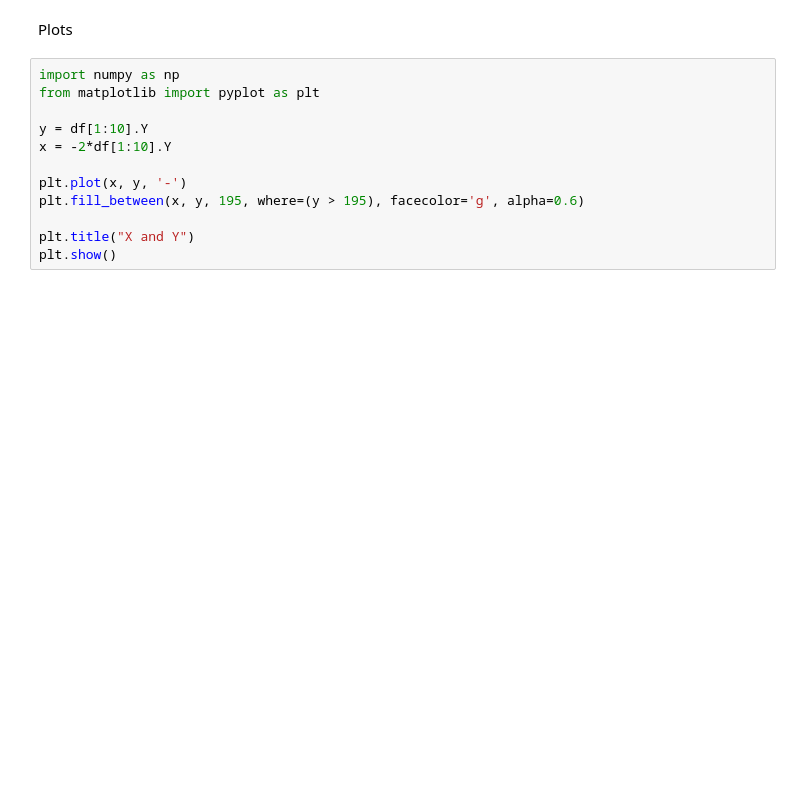
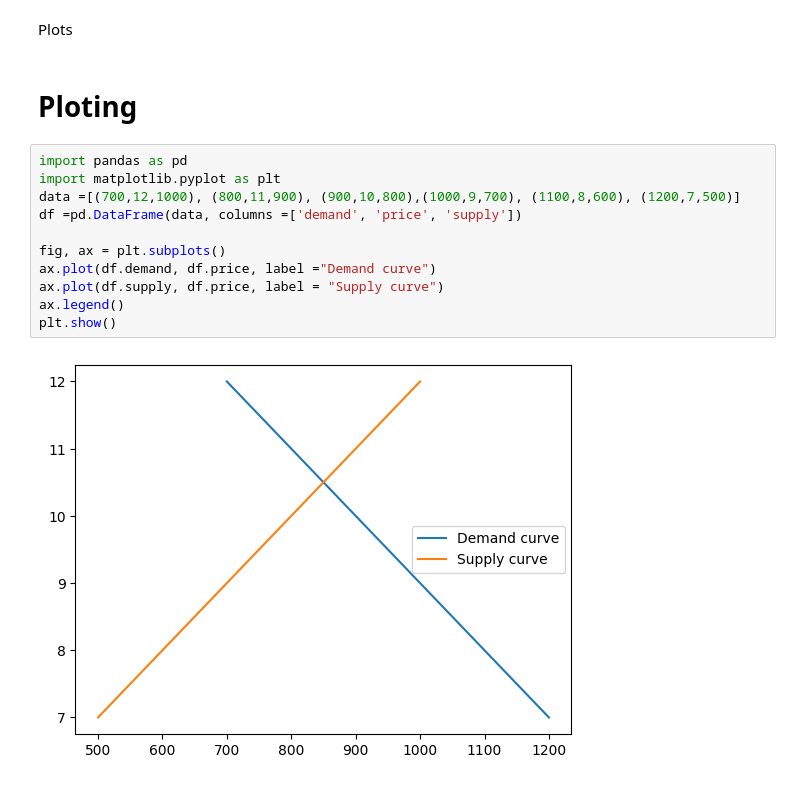
Before and after one commit to Megafine/megafinecon, a Jupyter notebook: reg_function.ipynb, the cells around one changed output. Saved outputs shown, nothing was run; the diff lists cells and outputs as text; blank space fills up the shorter version.

```diff
--- a/reg_function.ipynb
+++ b/reg_function.ipynb
@@ -45,15 +45,18 @@ def reg(Y, X):
 reg(df.Y,df.X) # Checked
 # %% [markdown]
 Plots
-# %%
-import numpy as np
-from matplotlib import pyplot as plt
-
-y = df[1:10].Y
-x = -2*df[1:10].Y
-
-plt.plot(x, y, '-')
-plt.fill_between(x, y, 195, where=(y > 195), facecolor='g', alpha=0.6)
-
-plt.title("X and Y")
-plt.show()
+# %% [markdown]
+# Ploting
+# %%
+import pandas as pd
+import matplotlib.pyplot as plt
+data =[(700,12,1000), (800,11,900), (900,10,800),(1000,9,700), (1100,8,600), (1200,7,500)]
+df =pd.DataFrame(data, columns =['demand', 'price', 'supply'])
+
+fig, ax = plt.subplots()
+ax.plot(df.demand, df.price, label ="Demand curve")
+ax.plot(df.supply, df.price, label = "Supply curve")
+ax.legend()
+plt.show()
+# %% [output]
+[figure, added]
```
